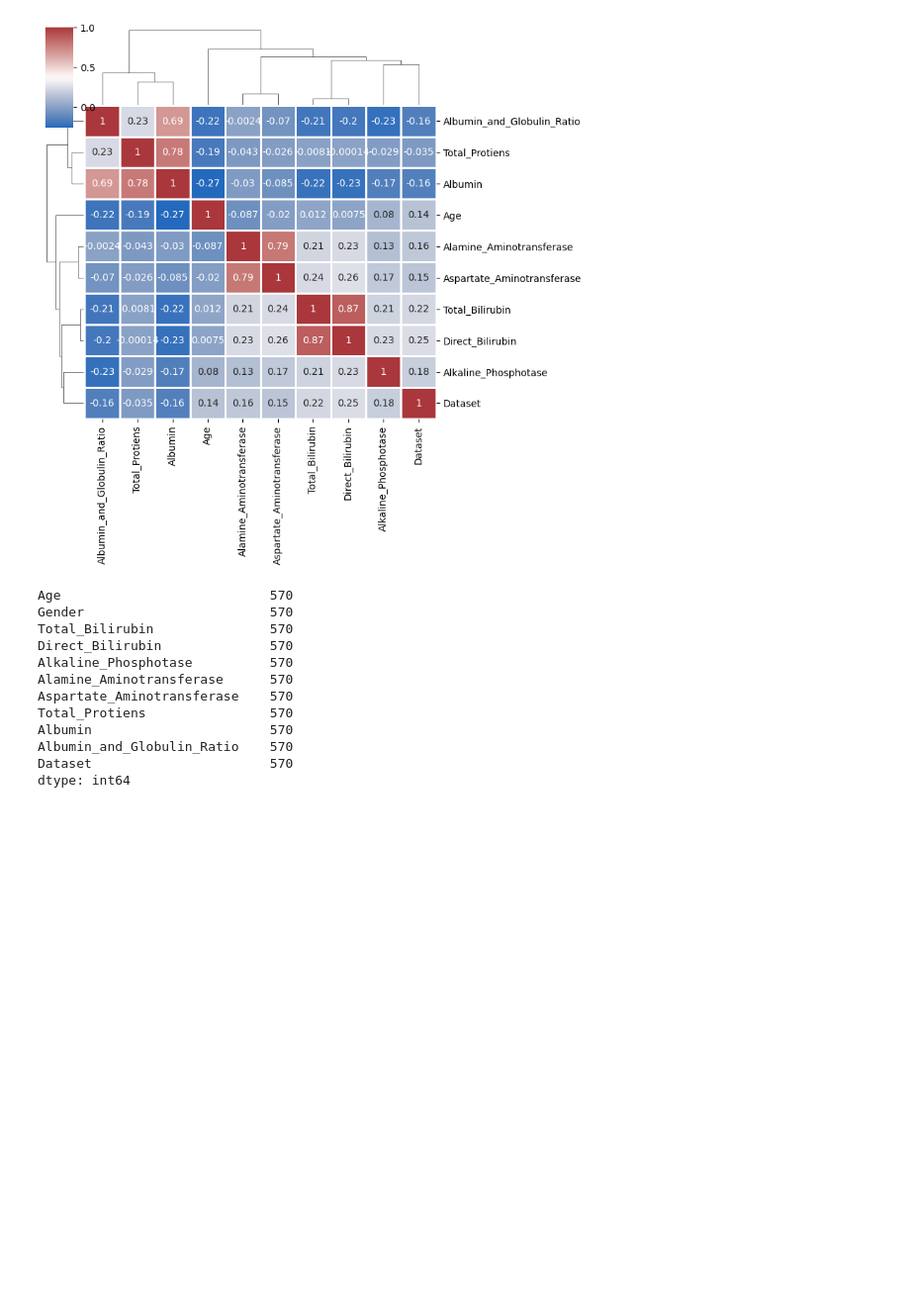
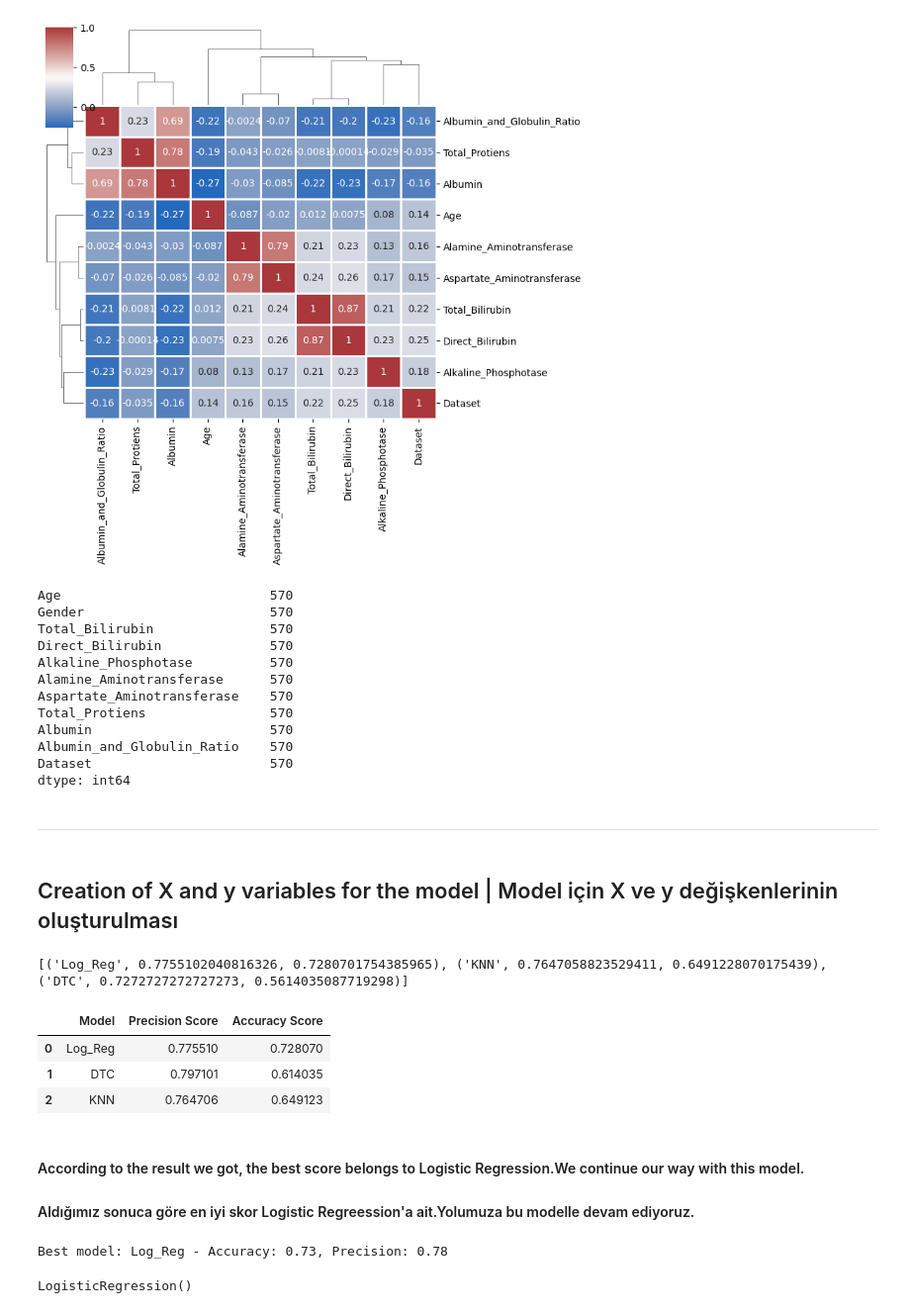
Before and after one commit to erginozahmetsafa/Indian-Liver-Patient, a Jupyter notebook: indian_liver_patient.ipynb, the cells around one changed output. Shown at 99% size. Cells and saved outputs as stored; diff of their text form; code cells hidden in the pictures; blank space fills up the shorter version.

Commit message:
Modeling and selection.

```diff
--- a/indian_liver_patient.ipynb
+++ b/indian_liver_patient.ipynb
@@ -195,3 +196,61 @@ Albumin                       570
 Albumin_and_Globulin_Ratio    570
 Dataset                       570
 dtype: int64
+# %% [markdown]
+***
+# %% [markdown]
+## Creation of X and y variables for the model | Model için X ve y değişkenlerinin oluşturulması
+# %%
+X=df.drop('Dataset',axis=1)
+y=df['Dataset']
+# %%
+X_train, X_test, y_train, y_test = train_test_split(X, y, test_size=0.2, random_state=42)
+# %%
+# Modeling: Decision Tree,K-Nearest Neighbors and Logistic Regression will be used
+# Modelleme: Karar Ağaçları, K En Yakın Komşu ve Lojistik Regresyon Kullanılacak
+models = {("DTC", DecisionTreeClassifier()),
+          ("KNN", KNeighborsClassifier()),
+          ("Log_Reg", LogisticRegression())}
+
+finalResult = []  # score list
+accuracy_list = []       #
+precision_score_list=[]
+
+for name, model in models:
+    model.fit(X_train, y_train)                                 # training
+    model_result = model.predict(X_test)                        # prediction
+    precisionScore = precision_score(y_test, model_result)      # precision score
+    accuracyScore = accuracy_score(y_test, model_result)        # precision score
+    finalResult.append((name, precisionScore,accuracyScore))    # Append as a tuple
+    cm = confusion_matrix(y_test, model_result)                 # confusion matrix
+    accuracy_list.append((name,cm))                             # add to cmList
+print(finalResult)
+
+import warnings
+warnings.filterwarnings("ignore")
+# %% [output]
+[('Log_Reg', 0.7755102040816326, 0.7280701754385965), ('KNN', 0.7647058823529411, 0.6491228070175439), ('DTC', 0.7272727272727273, 0.5614035087719298)]
+# %%
+model_score_chart=pd.DataFrame(finalResult,
+               columns=['Model','Precision Score','Accuracy Score'])
+model_score_chart
+# %% [output]
+|  | Model | Precision Score | Accuracy Score |
+| 0 | Log_Reg | 0.775510 | 0.728070 |
+| 1 | DTC | 0.797101 | 0.614035 |
+| 2 | KNN | 0.764706 | 0.649123 |
+# %% [markdown]
+#### According to the result we got, the best score belongs to Logistic Regression.We continue our way with this model.
+#### Aldığımız sonuca göre en iyi skor Logistic Regreession'a ait.Yolumuza bu modelle devam ediyoruz.
+# %%
+# Find the model with the highest accuracy score | En yüksek accuracy skoruna sahip olan modeli bul
+best_model = max(finalResult, key=lambda x: x[2])  # Choose the highest score according to Accuracy| Accuracy'ye göre en yüksek skoru seç
+best_model_name = best_model[0]
+
+print(f"Best model: {best_model_name} - Accuracy: {best_model[2]:.2f}, Precision: {best_model[1]:.2f}")
+
+last_model = [model for name, model in models if name == best_model_name][0]  # Find and assign the best model | En iyi modeli bul ve ata
+last_model
+# %% [output]
+Best model: Log_Reg - Accuracy: 0.73, Precision: 0.78
+LogisticRegression()
```
Also changed, not shown: parts of 1 cell of this notebook.
